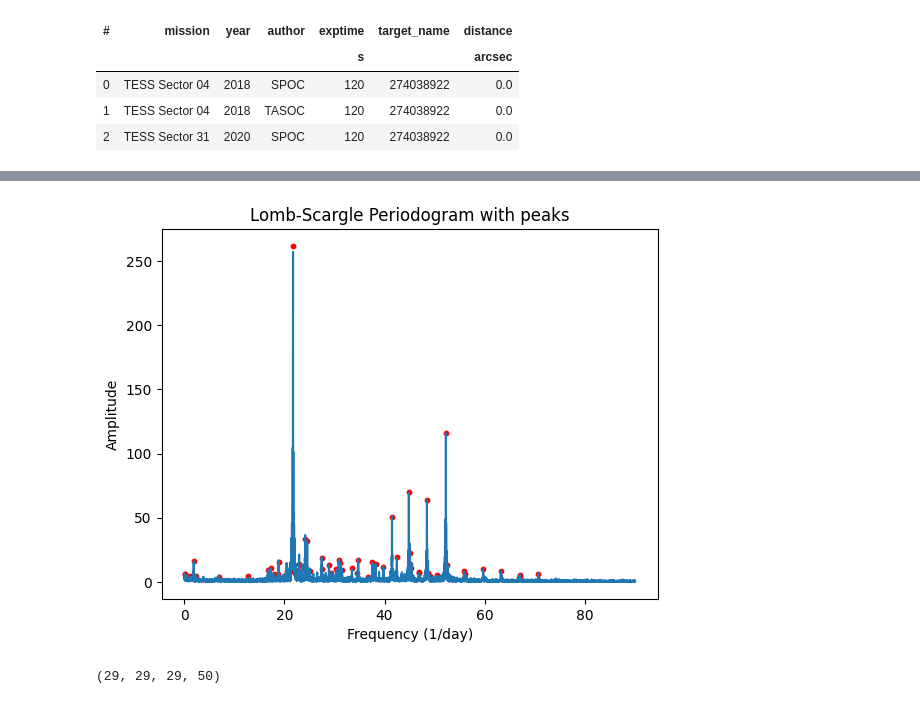
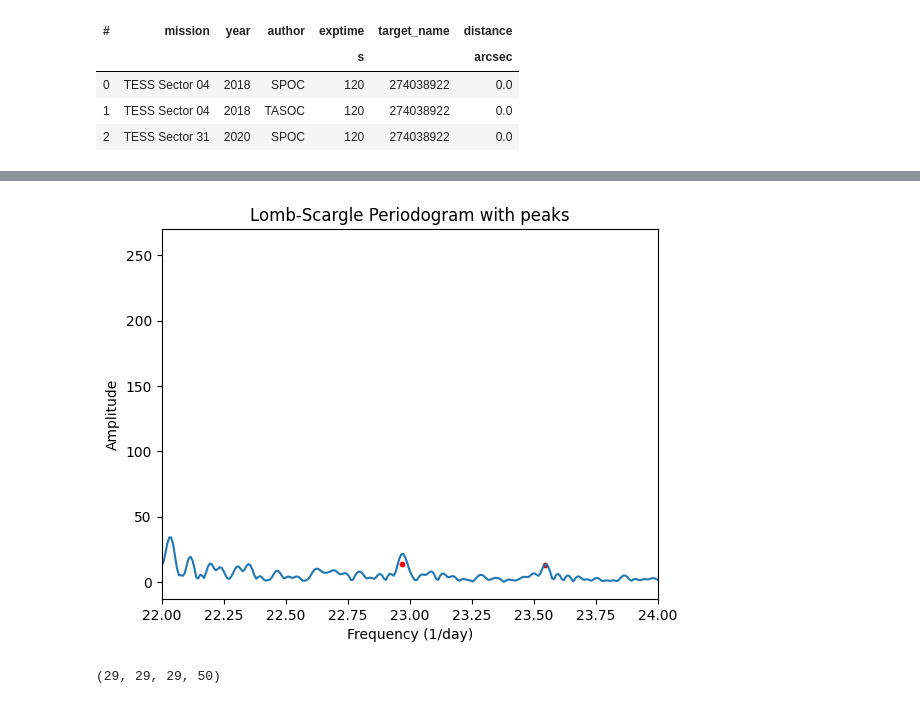
Before and after one commit to gautam-404/PreWhitener, a Jupyter notebook: peaks.ipynb, the cells around one changed output, grey strips where cells are left out. Cells and saved outputs as stored; diff of their text form; code cells hidden in the pictures.

```diff
--- a/peaks.ipynb
+++ b/peaks.ipynb
@@ -182,13 +184,16 @@ def prewhitener(time, flux, f_sigma=3, remove_harmonics=True, max_iterations=5,
 
         # Find peaks in the periodogram
         peaks_tmp = find_peaks(amps_i)[0]
-        peaks_widths_i = peak_widths(amps_i, peaks=peaks_tmp, rel_height=0.7)[0]
-        width = np.median(peaks_widths_i)
-        distance = width/(np.median(np.diff(freqs_i))-10*np.std(np.diff(freqs_i)))
-        # prominence = np.median(sp.signal.peak_prominences(amps_i, peaks=peaks_tmp, wlen=(width+3*np.std(width)))[0])
-        prominence = np.median(peak_prominences(amps_i, peaks=peaks_tmp)[0])
+        prominence_data = peak_prominences(amps_i, peaks=peaks_tmp)
+        prominence = np.median(prominence_data[0])
+        peaks_widths_i = peak_widths(amps_i, peaks=peaks_tmp, rel_height=0.5, prominence_data=prominence_data)[0]
+        width = np.median(peaks_widths_i)  ## median fwhm
+        distance = width/(np.median(np.diff(freqs_i)))
 
-        peaks_i = find_peaks(amps_i, height=np.median(amps_i)+f_sigma*np.std(amps_i), width=width, prominence=prominence, distance=distance)[0]
+        peaks_i = find_peaks(amps_i, height=np.median(amps_i)+f_sigma*np.std(amps_i),
+                             width=width,
+                             prominence=prominence,
+                             distance=distance)[0]
 
         ## If no peaks are found, break the loop
         if len(peaks_i) == 0:
@@ -215,13 +220,15 @@ def prewhitener(time, flux, f_sigma=3, remove_harmonics=True, max_iterations=5,
             flux_i -= sinusoidal_model(time, *params)
             freqs_i, amps_i = amp_spectrum(t=time, y=flux_i, fmin=fmin, fmax=fmax, nyq_mult=nyq_mult, oversample_factor=oversample_factor)
 
-        # Plot the periodogram
-        ax.cla()
-        ax.plot(freqs_i, amps_i)
-        ax.set_title(f"Pre-whitening iteration {n+1}")
-        ax.set_xlabel("Frequency (1/day)")
-        ax.set_ylabel("Power")
-        plt.savefig(f'pw/{name}/pg_{n+1}')
+            # Plot the periodogram
+            ax.cla()
+            ax.plot(freqs_i, amps_i)
+            ax.set_title(f"Pre-whitening iteration {n+1}")
+            ax.set_xlabel("Frequency (1/day)")
+            ax.set_ylabel("Power")
+            # plt.savefig(f'pw/{name}/pg_{n+1}')
+            display.clear_output(wait=True)
+            display.display(pl.gcf())
         peak_freqs = np.append(peak_freqs, peak_freqs_i)
         peak_amps = np.append(peak_amps, peak_amps_i)
 
@@ -246,5 +253,5 @@ def prewhitener(time, flux, f_sigma=3, remove_harmonics=True, max_iterations=5,
     return peaks, peak_freqs, peak_amps, freqs, amps
 
 
-peaks, peak_freqs, peak_amps, freqs, amps = prewhitener(time, flux, fmax=90, max_iterations=10)
+peaks, peak_freqs, peak_amps, freqs, amps = prewhitener(time, flux, f_sigma=3, fmax=90, max_iterations=10)
 # %% [output]
@@ -253,21 +261,22 @@ Done!
 # %%
 # Plot the final periodogram after pre-whitening
 plt.figure()
 plt.scatter(peak_freqs, peak_amps, s=10, color='red')
 plt.plot(freqs, amps)
 plt.title("Lomb-Scargle Periodogram with peaks")
 plt.xlabel("Frequency (1/day)")
 plt.ylabel("Amplitude")
 # plt.xlim(30, 50)
 # plt.xlim(40, 60)
 # plt.xlim(15, 30)
+plt.xlim(22, 24)
 # plt.xlim(0, 15)
 plt.show()
 
 # Show the frequencies that were found
 # print("Frequencies found through pre-whitening: ", freqs_at_peaks)
 # %% [output]
-[figure, old version]
+[figure, new version]
 # %%
 len(peak_freqs), len(peak_freqs), len(peak_amps), len(peaks)
 # %% [output]
```
Also changed, not shown: parts of 2 cells of this notebook, 1 other file.
